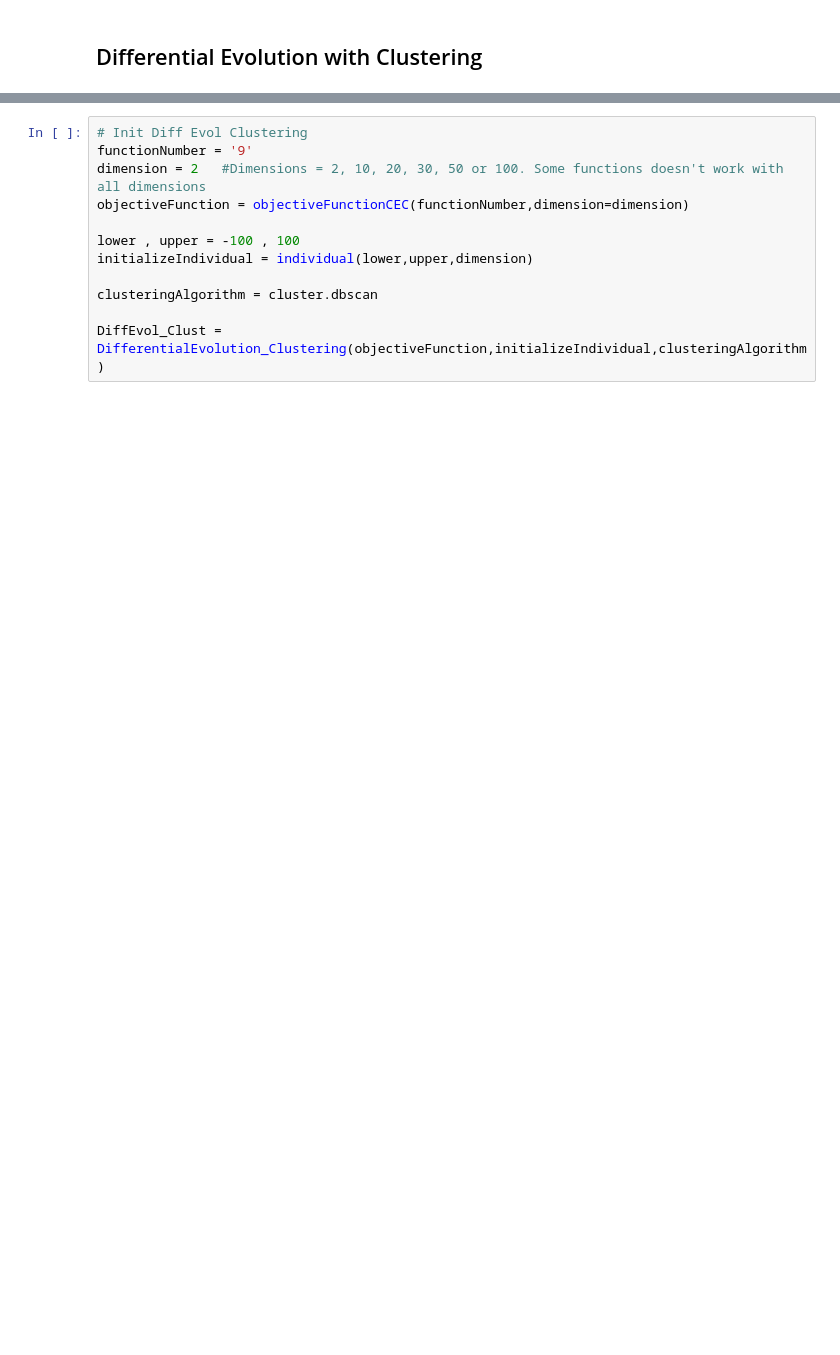
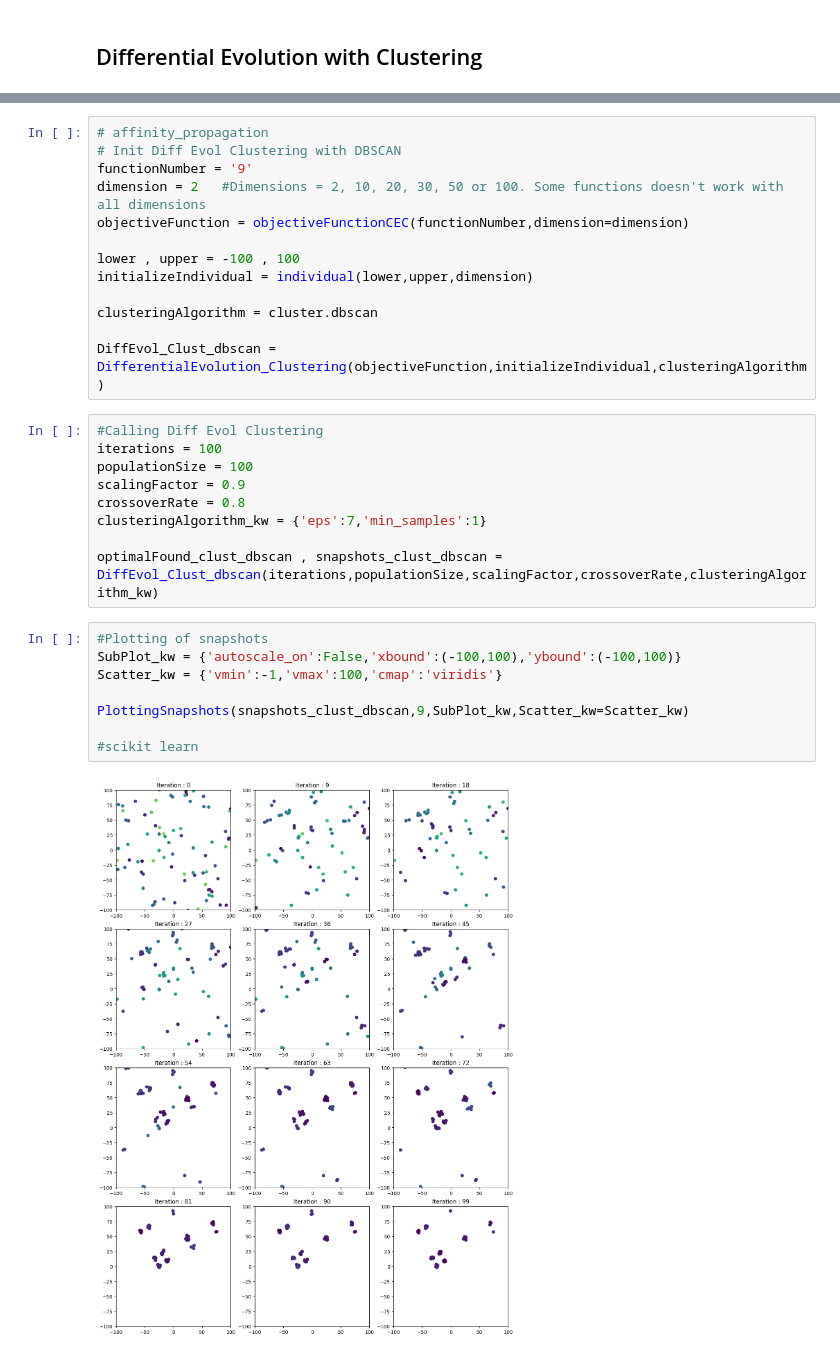
Before and after one commit to alexisuaguilaru/MetaPy, a Jupyter notebook: Testing/test_DifferentialEvolution.ipynb, the cells around one changed output, grey strips where cells are left out. Drawn from its saved outputs; the diff is of its cells as text; blank space fills up the shorter version.

```diff
--- a/Testing/test_DifferentialEvolution.ipynb
+++ b/Testing/test_DifferentialEvolution.ipynb
@@ -79,5 +74,6 @@ PlottingOptimalsFound(snapshots,YScale='log')
 # %%
-# Init Diff Evol Clustering
+# affinity_propagation
+# Init Diff Evol Clustering with DBSCAN
 functionNumber = '9'
 dimension = 2   #Dimensions = 2, 10, 20, 30, 50 or 100. Some functions doesn't work with all dimensions
 objectiveFunction = objectiveFunctionCEC(functionNumber,dimension=dimension)
@@ -87,4 +83,23 @@ initializeIndividual = individual(lower,upper,dimension)
 
 clusteringAlgorithm = cluster.dbscan
 
-DiffEvol_Clust = DifferentialEvolution_Clustering(objectiveFunction,initializeIndividual,clusteringAlgorithm)
+DiffEvol_Clust_dbscan = DifferentialEvolution_Clustering(objectiveFunction,initializeIndividual,clusteringAlgorithm)
+# %%
+#Calling Diff Evol Clustering
+iterations = 100
+populationSize = 100
+scalingFactor = 0.9
+crossoverRate = 0.8
+clusteringAlgorithm_kw = {'eps':7,'min_samples':1}
+
+optimalFound_clust_dbscan , snapshots_clust_dbscan = DiffEvol_Clust_dbscan(iterations,populationSize,scalingFactor,crossoverRate,clusteringAlgorithm_kw)
+# %%
+#Plotting of snapshots
+SubPlot_kw = {'autoscale_on':False,'xbound':(-100,100),'ybound':(-100,100)}
+Scatter_kw = {'vmin':-1,'vmax':100,'cmap':'viridis'}
+
+PlottingSnapshots(snapshots_clust_dbscan,9,SubPlot_kw,Scatter_kw=Scatter_kw)
+
+#scikit learn
+# %% [output]
+[figure, added]
```
Also changed, not shown: parts of 8 cells of this notebook.
